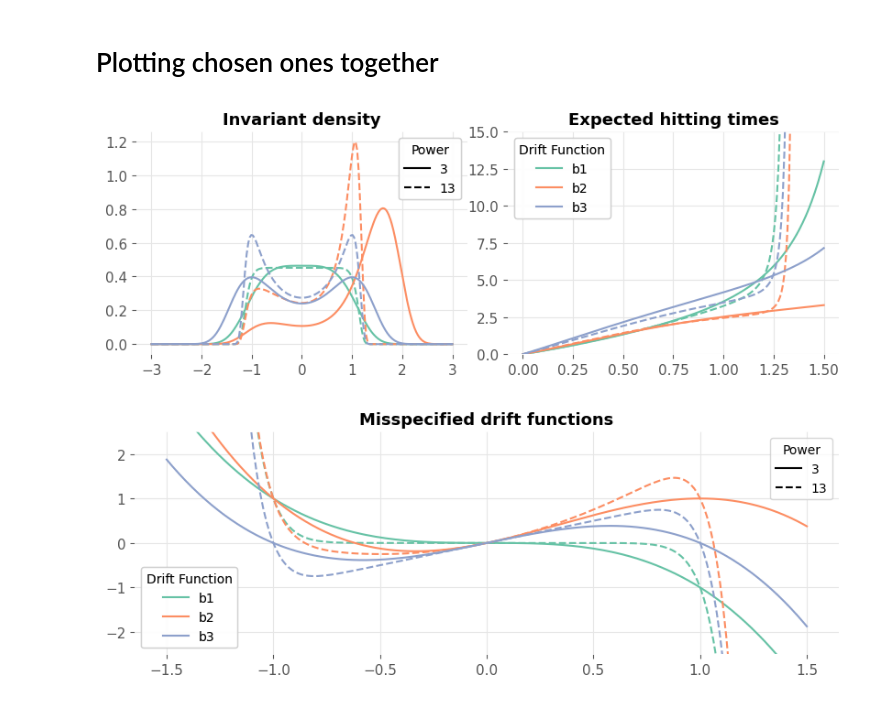
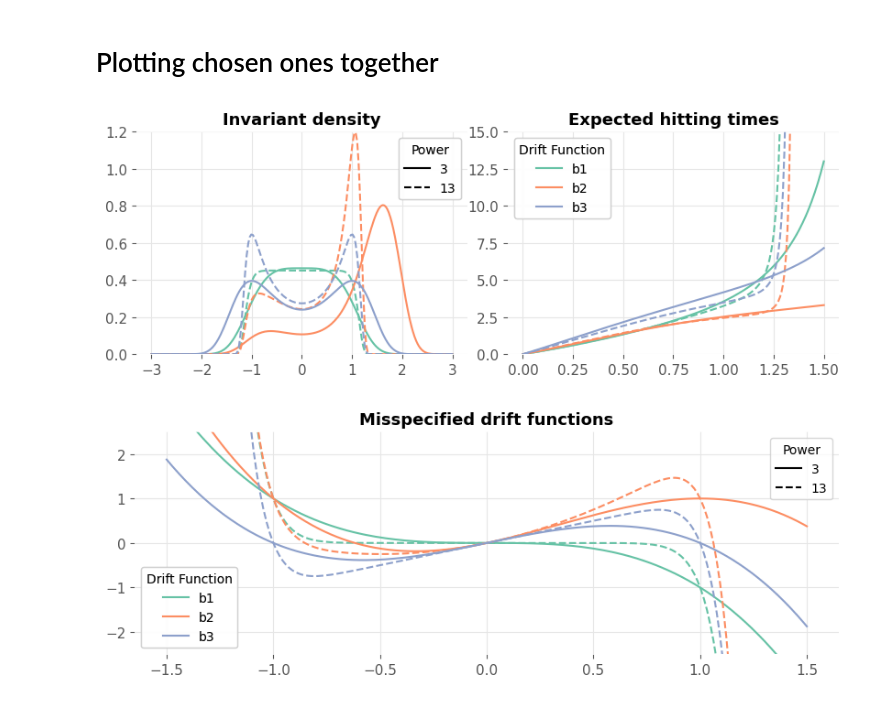
Before and after one commit to RasmusBrostroem/Data-driven-algorithms-for-Impulse-control-problem-Thesis, a Jupyter notebook: TestingMisspecificationFunctions.ipynb, the cells around one changed output. Cells and saved outputs as stored; diff of their text form; code cells hidden in the pictures.

```diff
--- a/TestingMisspecificationFunctions.ipynb
+++ b/TestingMisspecificationFunctions.ipynb
@@ -199,36 +199,37 @@ for i, invariant_density in enumerate(invariant_densities):
 ax[0].set_title("Invariant density", fontsize=13, fontweight="bold")
 ax[0].tick_params(axis='both', which='major', labelsize=11)
 ax[0].tick_params(axis='both', which='minor', labelsize=11)
+ax[0].set_ylim([0, 1.2])
 
 for i, expected_hitting_time in enumerate(expected_hitting_times):
     power = powers[i % 2]
     driftFunc = driftFuncs[i // 2]
     linestyle = '--' if power == 13 else '-'
     color = colors[driftFunc]
     ax[1].plot(x_range_xi, expected_hitting_time, label=f"power = {power}, {driftFunc}", linestyle=linestyle, color=color)
 
 ax[1].set_title("Expected hitting times", fontsize=13, fontweight="bold")
 ax[1].ticklabel_format(style="plain")
 ax[1].tick_params(axis='both', which='major', labelsize=11)
 ax[1].tick_params(axis='both', which='minor', labelsize=11)
-#ax[1].set_ylim([0, 100])
+ax[1].set_ylim([0, 15])
 
 # Create custom legend for line styles
 line_style_solid = mlines.Line2D([], [], linestyle='-', color='black', label='3')
 line_style_dashed = mlines.Line2D([], [], linestyle='--', color='black', label='13')
 legend_style = ax[0].legend(handles=[line_style_solid, line_style_dashed], loc='upper right', title='Power')
 ax[0].add_artist(legend_style)
 
 # Create custom legend for colors
 color_legend_elements = [mlines.Line2D([], [], color=colors[driftFunc], label=f"{driftFunc}") for driftFunc in driftFuncs]
 legend_color = ax[1].legend(handles=color_legend_elements, loc='upper left', title='Drift Function')
 ax[1].add_artist(legend_color)
 ax[1].set_ylim([0, 15])
 plt.tight_layout()
-#plt.savefig(r'C:\Users\razz_\OneDrive - Aarhus Universitet\UNI\DataVidenskab\10. Semester\Images\Misspecification\DensityAndHittingTimes2.pdf')
+#plt.savefig(r'C:\Users\razz_\OneDrive - Aarhus Universitet\UNI\DataVidenskab\10. Semester\Images\Misspecification\DensityAndHittingTimes3.pdf')
 plt.show()
 # %% [output]
-[figure, old version]
+[figure, new version]
 # %%
 def b1(power: float):
     return lambda x: -x**power
```
